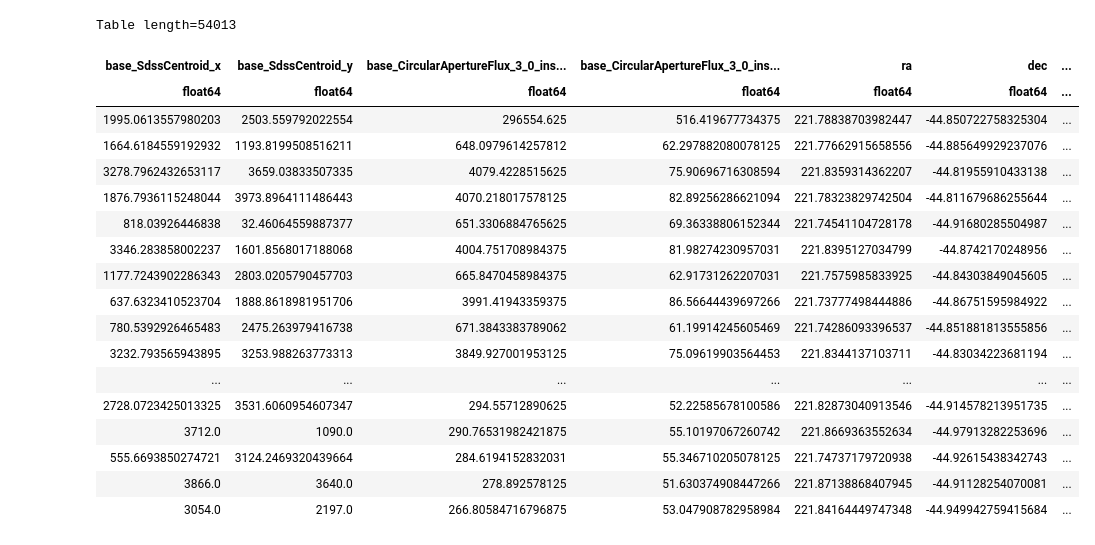
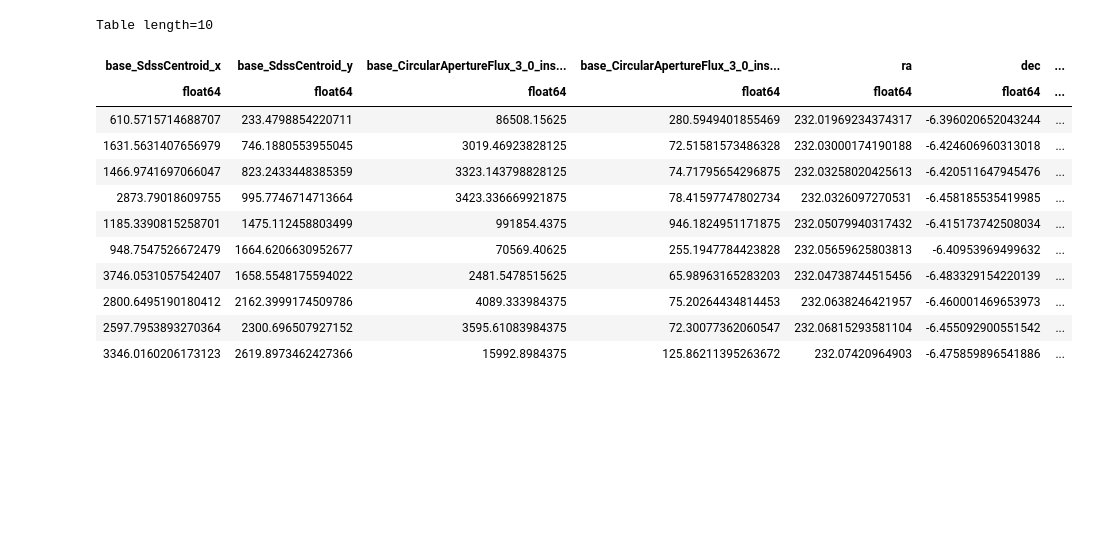
Before and after one commit to estevesjh/ComScratchStuff, a Jupyter notebook: AuxTel/sourceDetection/quickLookPlots.ipynb, the cells around one changed output. Cells and saved outputs as stored; diff of their text form; code cells hidden in the pictures; blank space fills up the shorter version.

```diff
--- a/AuxTel/sourceDetection/quickLookPlots.ipynb
+++ b/AuxTel/sourceDetection/quickLookPlots.ipynb
@@ -26,4 +27,6 @@ fnames[:5]
 # %%
 def get_expid(fname):
     return int(fname.split('.fits')[0][-13:])
+# %%
+table = Table(fits.getdata('gaia_matched_feb2020-nov2021_feb-march2022.fits'))
 # %%
@@ -40,6 +42,3 @@ for i,fname in enumerate(fnames):
-# %%
-## table.write('gaia_matched_feb2022.fits',format='fits')
-table = Table(fits.getdata('gaia_matched_feb2022.fits'))
 # %%
 ## Define all masks
 
@@ -50,24 +49,18 @@ only_auxtel = (np.isnan(table['ref_ra']))
 matched = table['id_match']>0.
 good = (table['base_CircularApertureFlux_3_0_instFlux']/table['base_CircularApertureFlux_3_0_instFluxErr'] > 5.) | only_gaia
 # %%
-table[auxtel&good]
+table[matched][:10]
 # %% [output]
-Table length=54013
+Table length=10
 | base_SdssCentroid_x | base_SdssCentroid_y | base_CircularApertureFlux_3_0_ins... | base_CircularApertureFlux_3_0_ins... | ra | dec | ... |
 | float64 | float64 | float64 | float64 | float64 | float64 | ... |
-| 1995.0613557980203 | 2503.559792022554 | 296554.625 | 516.419677734375 | 221.78838703982447 | -44.850722758325304 | ... |
-| 1664.6184559192932 | 1193.8199508516211 | 648.0979614257812 | 62.297882080078125 | 221.77662915658556 | -44.885649929237076 | ... |
-| 3278.7962432653117 | 3659.03833507335 | 4079.4228515625 | 75.90696716308594 | 221.8359314362207 | -44.81955910433138 | ... |
-| 1876.7936115248044 | 3973.8964111486443 | 4070.218017578125 | 82.89256286621094 | 221.78323829742504 | -44.811679686255644 | ... |
-| 818.03926446838 | 32.46064559887377 | 651.3306884765625 | 69.36338806152344 | 221.74541104728178 | -44.91680285504987 | ... |
-| 3346.283858002237 | 1601.8568017188068 | 4004.751708984375 | 81.98274230957031 | 221.8395127034799 | -44.8742170248956 | ... |
-| 1177.7243902286343 | 2803.0205790457703 | 665.8470458984375 | 62.91731262207031 | 221.7575985833925 | -44.84303849045605 | ... |
-| 637.6323410523704 | 1888.8618981951706 | 3991.41943359375 | 86.56644439697266 | 221.73777498444886 | -44.86751595984922 | ... |
-| 780.5392926465483 | 2475.263979416738 | 671.3843383789062 | 61.19914245605469 | 221.74286093396537 | -44.851881813555856 | ... |
-| 3232.793565943895 | 3253.988263773313 | 3849.927001953125 | 75.09619903564453 | 221.8344137103711 | -44.83034223681194 | ... |
-| ... | ... | ... | ... | ... | ... | ... |
-| 2728.0723425013325 | 3531.6060954607347 | 294.55712890625 | 52.22585678100586 | 221.82873040913546 | -44.914578213951735 | ... |
-| 3712.0 | 1090.0 | 290.76531982421875 | 55.10197067260742 | 221.8669363552634 | -44.97913282253696 | ... |
-| 555.6693850274721 | 3124.2469320439664 | 284.6194152832031 | 55.346710205078125 | 221.74737179720938 | -44.92615438342743 | ... |
-| 3866.0 | 3640.0 | 278.892578125 | 51.630374908447266 | 221.87138868407945 | -44.91128254070081 | ... |
-| 3054.0 | 2197.0 | 266.80584716796875 | 53.047908782958984 | 221.84164449747348 | -44.949942759415684 | ... |
+| 610.5715714688707 | 233.4798854220711 | 86508.15625 | 280.5949401855469 | 232.01969234374317 | -6.396020652043244 | ... |
+| 1631.5631407656979 | 746.1880553955045 | 3019.46923828125 | 72.51581573486328 | 232.03000174190188 | -6.424606960313018 | ... |
+| 1466.9741697066047 | 823.2433448385359 | 3323.143798828125 | 74.71795654296875 | 232.03258020425613 | -6.420511647945476 | ... |
+| 2873.79018609755 | 995.7746714713664 | 3423.336669921875 | 78.41597747802734 | 232.0326097270531 | -6.458185535419985 | ... |
+| 1185.3390815258701 | 1475.112458803499 | 991854.4375 | 946.1824951171875 | 232.05079940317432 | -6.415173742508034 | ... |
+| 948.7547526672479 | 1664.6206630952677 | 70569.40625 | 255.1947784423828 | 232.05659625803813 | -6.40953969499632 | ... |
+| 3746.0531057542407 | 1658.5548175594022 | 2481.5478515625 | 65.98963165283203 | 232.04738744515456 | -6.483329154220139 | ... |
+| 2800.6495190180412 | 2162.3999174509786 | 4089.333984375 | 75.20264434814453 | 232.0638246421957 | -6.460001469653973 | ... |
+| 2597.7953893270364 | 2300.696507927152 | 3595.61083984375 | 72.30077362060547 | 232.06815293581104 | -6.455092900551542 | ... |
+| 3346.0160206173123 | 2619.8973462427366 | 15992.8984375 | 125.86211395263672 | 232.07420964903 | -6.475859896541886 | ... |
```
Also changed, not shown: parts of 35 cells of this notebook, 15 other files.
